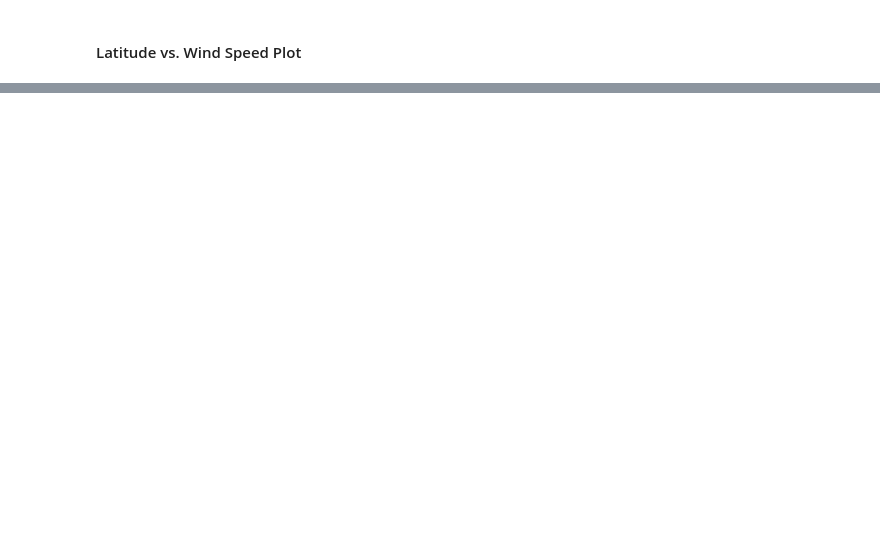
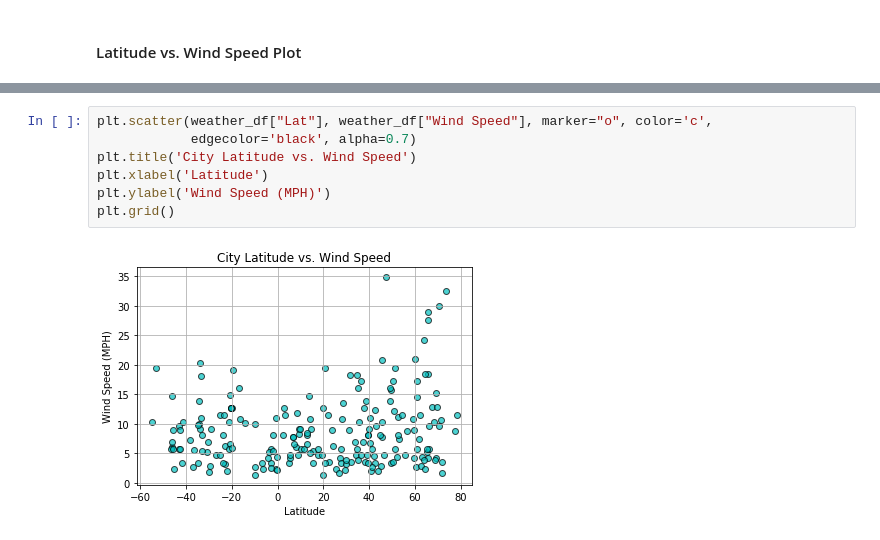
Before and after one commit to nickallen89/06-Python_API_HW, a Jupyter notebook: WeatherPy.ipynb, the cells around one changed output, grey strips where cells are left out. Drawn from its saved outputs; the diff is of its cells as text; blank space fills up the shorter version.

```diff
--- a/WeatherPy.ipynb
+++ b/WeatherPy.ipynb
@@ -134,0 +212,9 @@ dtype: int64
+# %%
+plt.scatter(weather_df["Lat"], weather_df["Wind Speed"], marker="o", color='c',
+            edgecolor='black', alpha=0.7)
+plt.title('City Latitude vs. Wind Speed')
+plt.xlabel('Latitude')
+plt.ylabel('Wind Speed (MPH)')
+plt.grid()
+# %% [output]
+[figure, added]
```
Also changed, not shown: parts of 16 cells of this notebook.
